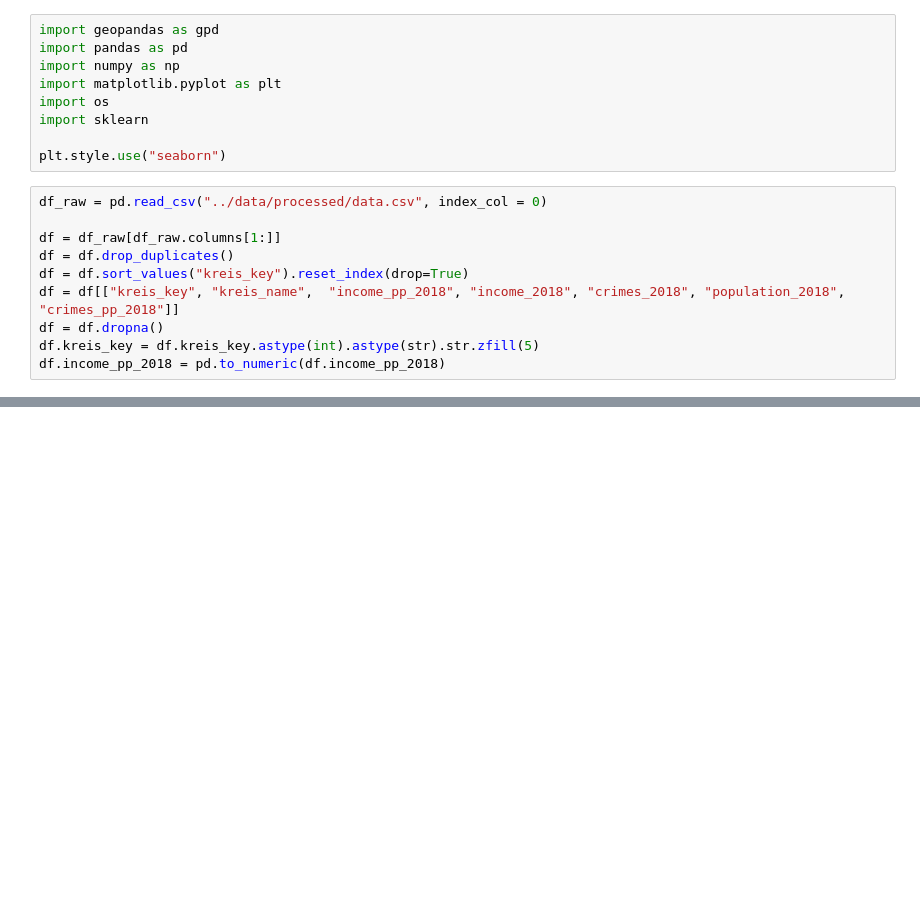
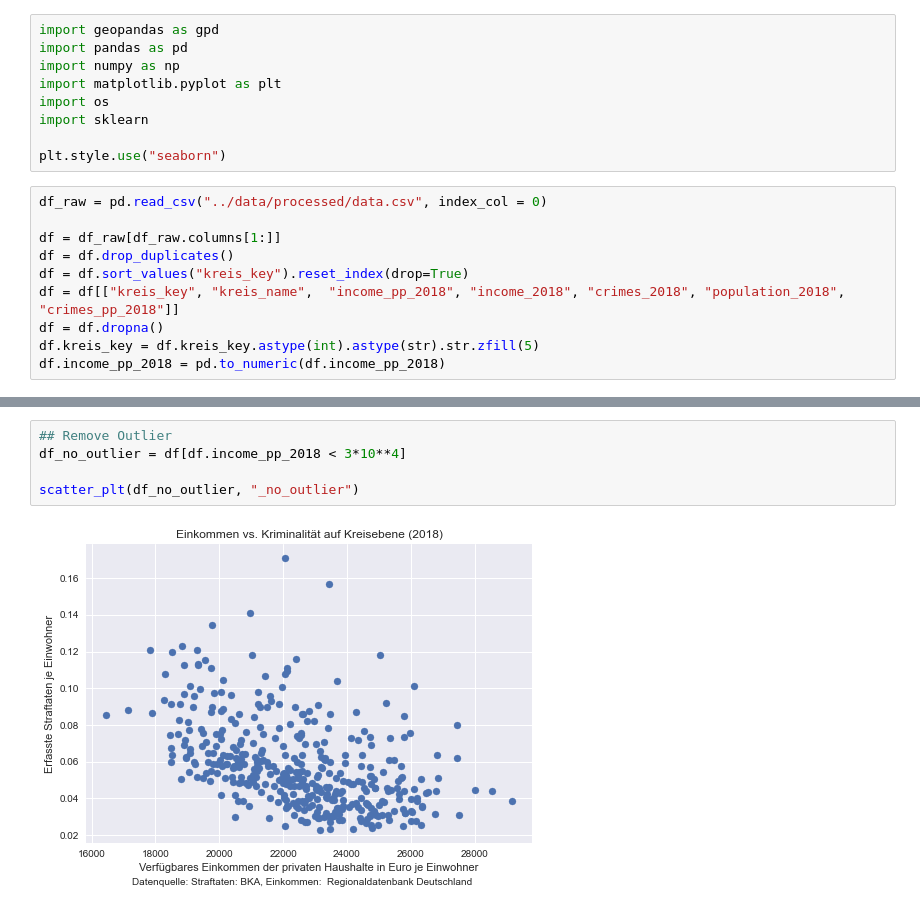
Before and after one commit to dullibri/if_license_plates_could_talk, a Jupyter notebook: notebooks/eda.ipynb, the cells around one changed output, grey strips where cells are left out. Drawn from its saved outputs; the diff is of its cells as text; blank space fills up the shorter version.

```diff
--- a/notebooks/eda.ipynb
+++ b/notebooks/eda.ipynb
@@ -40,0 +70,7 @@ plt.savefig(os.path.join(".." , "output" ,  "crimes_vs_income_2018.png"))
+# %%
+## Remove Outlier
+df_no_outlier = df[df.income_pp_2018 < 3*10**4]
+
+scatter_plt(df_no_outlier, "_no_outlier")
+# %% [output]
+[figure, added]
```
Also changed, not shown: parts of 3 cells of this notebook, 11 other files.
